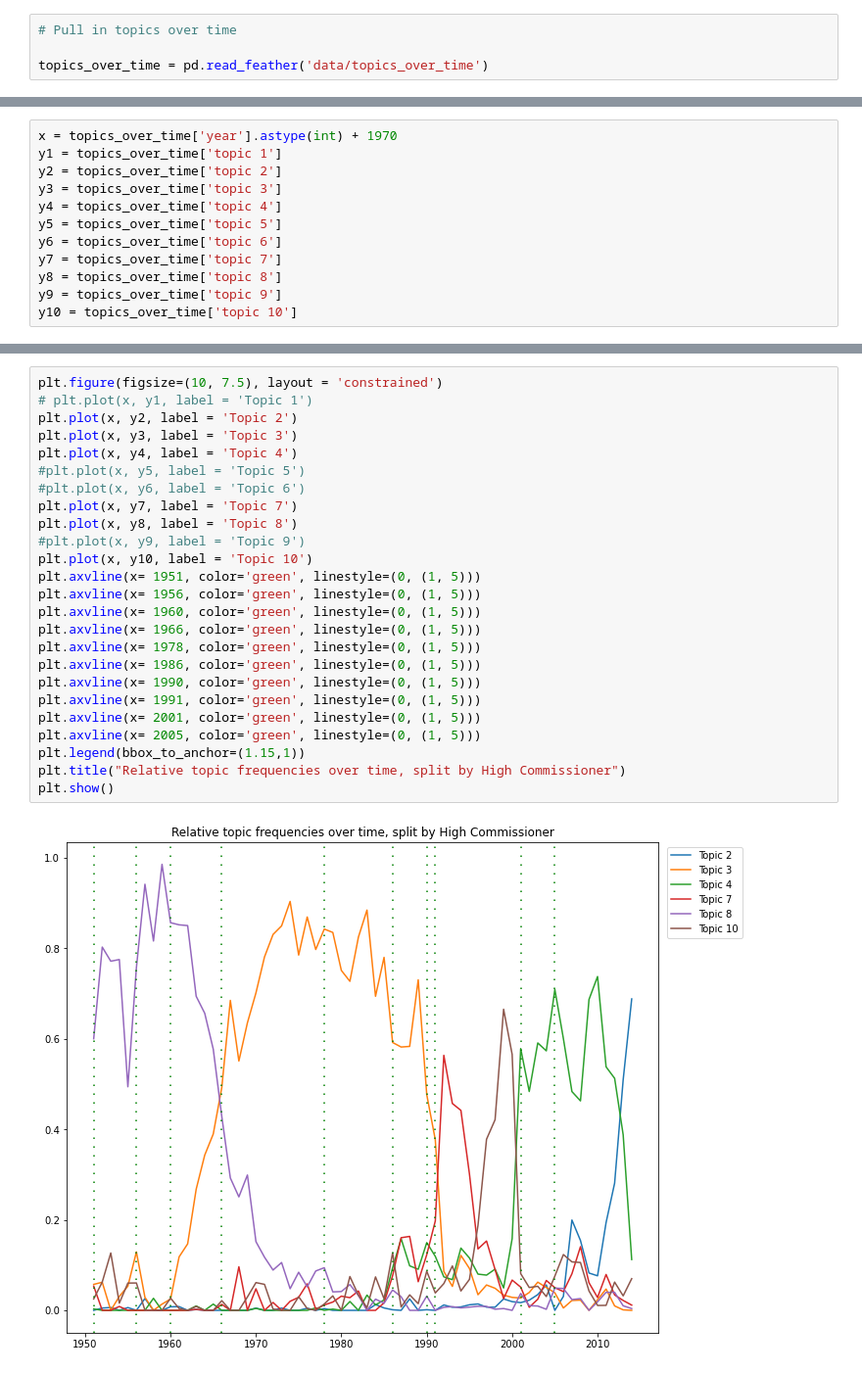
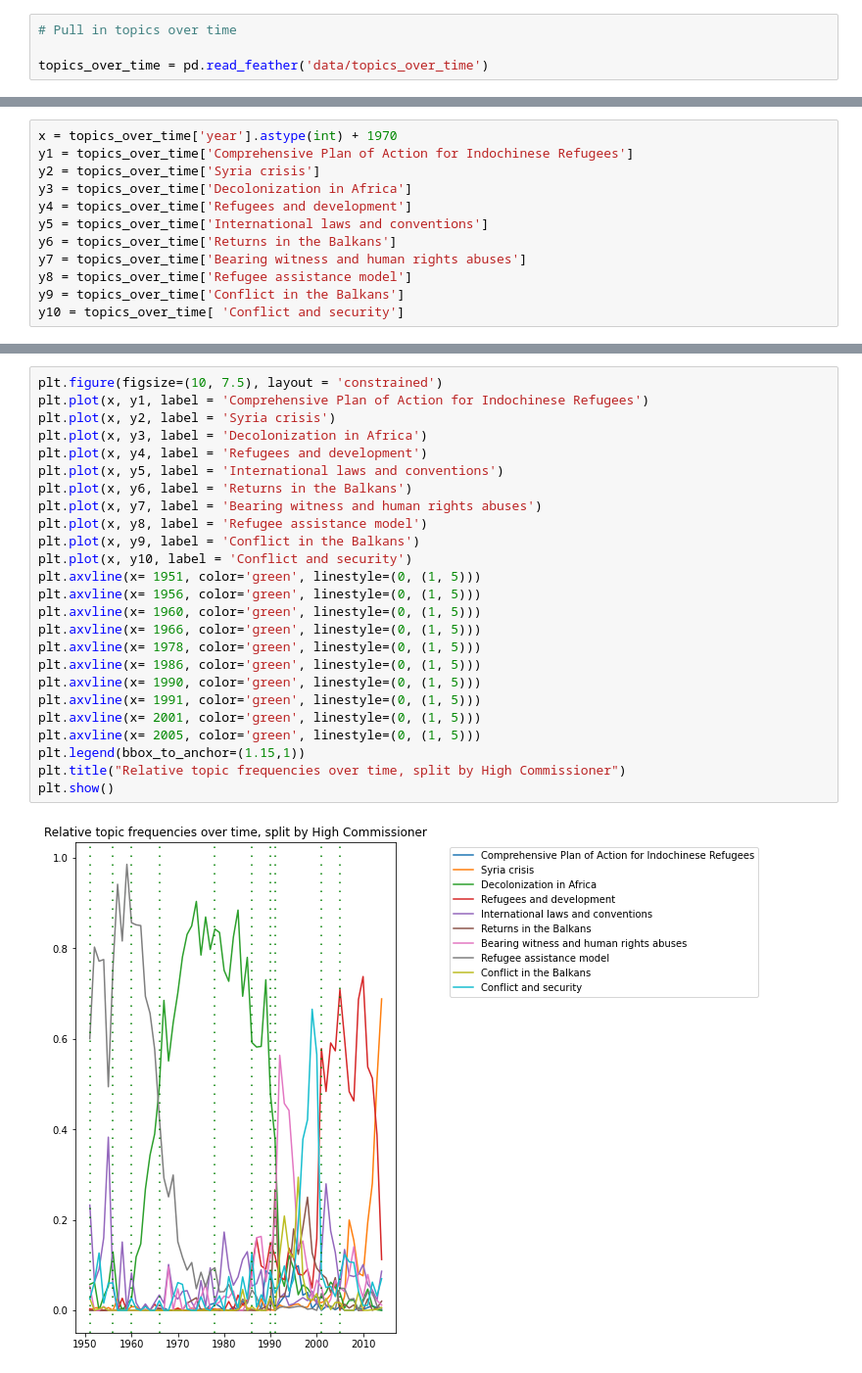
Before and after one commit to jswoodham/unhcr_speeches, a Jupyter notebook: Report.ipynb, the cells around one changed output, grey strips where cells are left out. Shown: that part at 98% size. Cells and saved outputs as stored; diff of their text form.

```diff
--- a/Report.ipynb
+++ b/Report.ipynb
@@ -192,12 +188,12 @@ topics_over_time
 # %%
 x = topics_over_time['year'].astype(int) + 1970
-y1 = topics_over_time['topic 1']
-y2 = topics_over_time['topic 2']
-y3 = topics_over_time['topic 3']
-y4 = topics_over_time['topic 4']
-y5 = topics_over_time['topic 5']
-y6 = topics_over_time['topic 6']
-y7 = topics_over_time['topic 7']
-y8 = topics_over_time['topic 8']
-y9 = topics_over_time['topic 9']
-y10 = topics_over_time['topic 10']
+y1 = topics_over_time['Comprehensive Plan of Action for Indochinese Refugees']
+y2 = topics_over_time['Syria crisis']
+y3 = topics_over_time['Decolonization in Africa']
+y4 = topics_over_time['Refugees and development']
+y5 = topics_over_time['International laws and conventions']
+y6 = topics_over_time['Returns in the Balkans']
+y7 = topics_over_time['Bearing witness and human rights abuses']
+y8 = topics_over_time['Refugee assistance model']
+y9 = topics_over_time['Conflict in the Balkans']
+y10 = topics_over_time[ 'Conflict and security']
@@ -228,27 +228,27 @@ plt.tight_layout()
 # %%
 plt.figure(figsize=(10, 7.5), layout = 'constrained')
-# plt.plot(x, y1, label = 'Topic 1')
-plt.plot(x, y2, label = 'Topic 2')
-plt.plot(x, y3, label = 'Topic 3')
-plt.plot(x, y4, label = 'Topic 4')
-#plt.plot(x, y5, label = 'Topic 5')
-#plt.plot(x, y6, label = 'Topic 6')
-plt.plot(x, y7, label = 'Topic 7')
-plt.plot(x, y8, label = 'Topic 8')
-#plt.plot(x, y9, label = 'Topic 9')
-plt.plot(x, y10, label = 'Topic 10')
+plt.plot(x, y1, label = 'Comprehensive Plan of Action for Indochinese Refugees')
+plt.plot(x, y2, label = 'Syria crisis')
+plt.plot(x, y3, label = 'Decolonization in Africa')
+plt.plot(x, y4, label = 'Refugees and development')
+plt.plot(x, y5, label = 'International laws and conventions')
+plt.plot(x, y6, label = 'Returns in the Balkans')
+plt.plot(x, y7, label = 'Bearing witness and human rights abuses')
+plt.plot(x, y8, label = 'Refugee assistance model')
+plt.plot(x, y9, label = 'Conflict in the Balkans')
+plt.plot(x, y10, label = 'Conflict and security')
 plt.axvline(x= 1951, color='green', linestyle=(0, (1, 5)))
 plt.axvline(x= 1956, color='green', linestyle=(0, (1, 5)))
 plt.axvline(x= 1960, color='green', linestyle=(0, (1, 5)))
 plt.axvline(x= 1966, color='green', linestyle=(0, (1, 5)))
 plt.axvline(x= 1978, color='green', linestyle=(0, (1, 5)))
 plt.axvline(x= 1986, color='green', linestyle=(0, (1, 5)))
 plt.axvline(x= 1990, color='green', linestyle=(0, (1, 5)))
 plt.axvline(x= 1991, color='green', linestyle=(0, (1, 5)))
 plt.axvline(x= 2001, color='green', linestyle=(0, (1, 5)))
 plt.axvline(x= 2005, color='green', linestyle=(0, (1, 5)))
 plt.legend(bbox_to_anchor=(1.15,1))
 plt.title("Relative topic frequencies over time, split by High Commissioner")
 plt.show()
 # %% [output]
-[figure, old version]
+[figure, new version]
```
Also changed, not shown: parts of 7 cells of this notebook.
